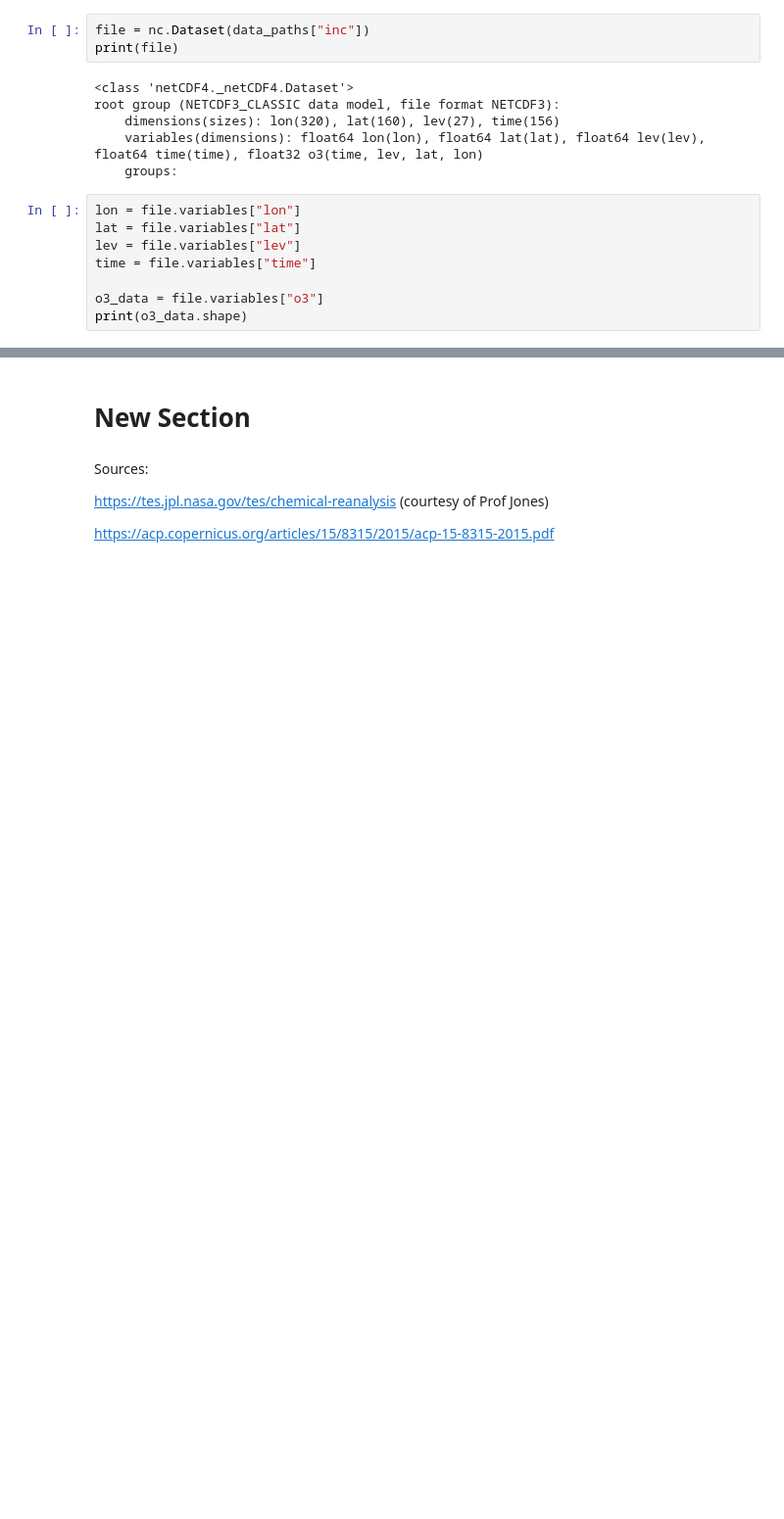
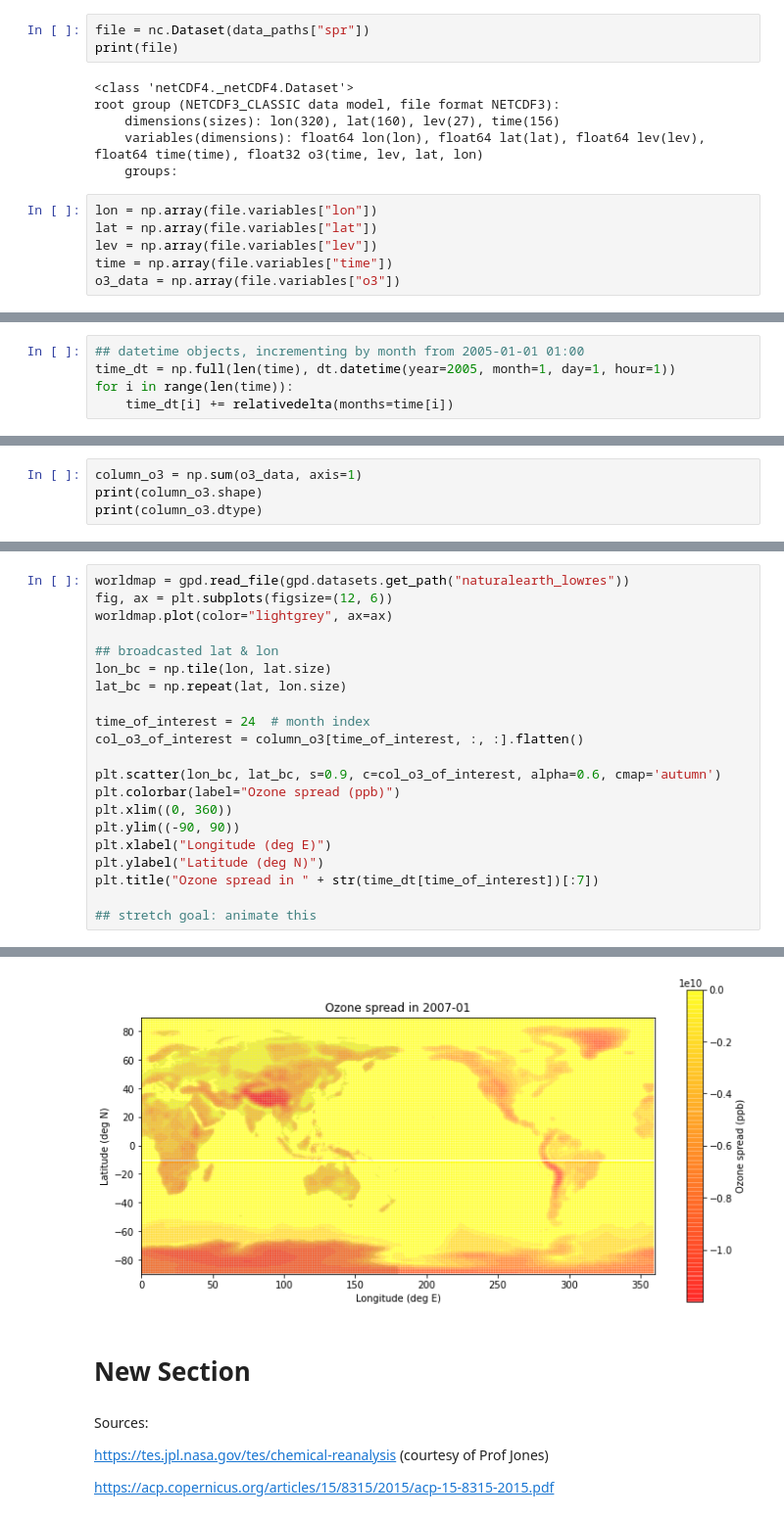
Before and after one commit to sxu0/TES_ozone, a Jupyter notebook: TES_ozone.ipynb, the cells around one changed output, grey strips where cells are left out. Shown at 98% size. Drawn from its saved outputs; the diff is of its cells as text; blank space fills up the shorter version.

Commit message:
data visualized over world map

```diff
--- a/TES_ozone.ipynb
+++ b/TES_ozone.ipynb
@@ -34,7 +60,7 @@ Data Dimensions/Indices:
 
 <img src="https://drive.google.com/uc?export=view&id=1rf3LNlQp94KBtZoFPVFnzYseM-1cZJCW" width=800\>
 # %%
-file = nc.Dataset(data_paths["inc"])
+file = nc.Dataset(data_paths["spr"])
 print(file)
 # %% [output]
 <class 'netCDF4._netCDF4.Dataset'>
@@ -43,10 +69,8 @@ root group (NETCDF3_CLASSIC data model, file format NETCDF3):
     variables(dimensions): float64 lon(lon), float64 lat(lat), float64 lev(lev), float64 time(time), float32 o3(time, lev, lat, lon)
     groups:
 # %%
-lon = file.variables["lon"]
-lat = file.variables["lat"]
-lev = file.variables["lev"]
-time = file.variables["time"]
-
-o3_data = file.variables["o3"]
-print(o3_data.shape)
+lon = np.array(file.variables["lon"])
+lat = np.array(file.variables["lat"])
+lev = np.array(file.variables["lev"])
+time = np.array(file.variables["time"])
+o3_data = np.array(file.variables["o3"])
@@ -65,0 +114,5 @@ print(o3_data[:, 3, 150, 300])
+# %%
+## datetime objects, incrementing by month from 2005-01-01 01:00
+time_dt = np.full(len(time), dt.datetime(year=2005, month=1, day=1, hour=1))
+for i in range(len(time)):
+    time_dt[i] += relativedelta(months=time[i])
@@ -65,0 +123,4 @@ print(o3_data[:, 3, 150, 300])
+# %%
+column_o3 = np.sum(o3_data, axis=1)
+print(column_o3.shape)
+print(column_o3.dtype)
@@ -65,0 +130,22 @@ print(o3_data[:, 3, 150, 300])
+# %%
+worldmap = gpd.read_file(gpd.datasets.get_path("naturalearth_lowres"))
+fig, ax = plt.subplots(figsize=(12, 6))
+worldmap.plot(color="lightgrey", ax=ax)
+
+## broadcasted lat & lon
+lon_bc = np.tile(lon, lat.size)
+lat_bc = np.repeat(lat, lon.size)
+
+time_of_interest = 24  # month index
+col_o3_of_interest = column_o3[time_of_interest, :, :].flatten()
+
+plt.scatter(lon_bc, lat_bc, s=0.9, c=col_o3_of_interest, alpha=0.6, cmap='autumn')
+plt.colorbar(label="Ozone spread (ppb)")
+plt.xlim((0, 360))
+plt.ylim((-90, 90))
+plt.xlabel("Longitude (deg E)")
+plt.ylabel("Latitude (deg N)")
+plt.title("Ozone spread in " + str(time_dt[time_of_interest])[:7])
+
+## stretch goal: animate this
+# %% [output]
@@ -66,3 +153,4 @@ print(o3_data[:, 3, 150, 300])
+[figure, added]
 # %% [markdown]
 # New Section
 # %% [markdown]
```
Also changed, not shown: parts of 9 cells of this notebook.
